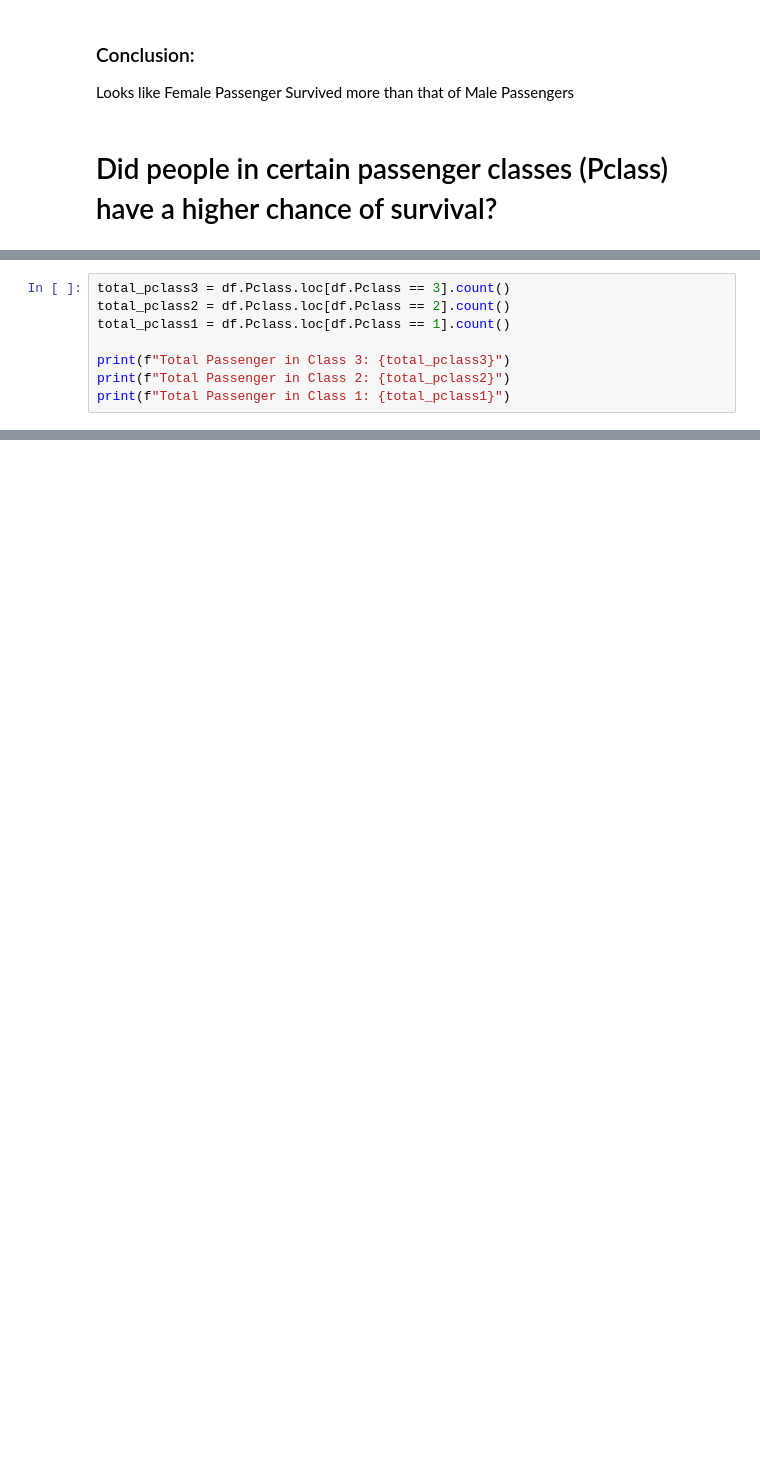
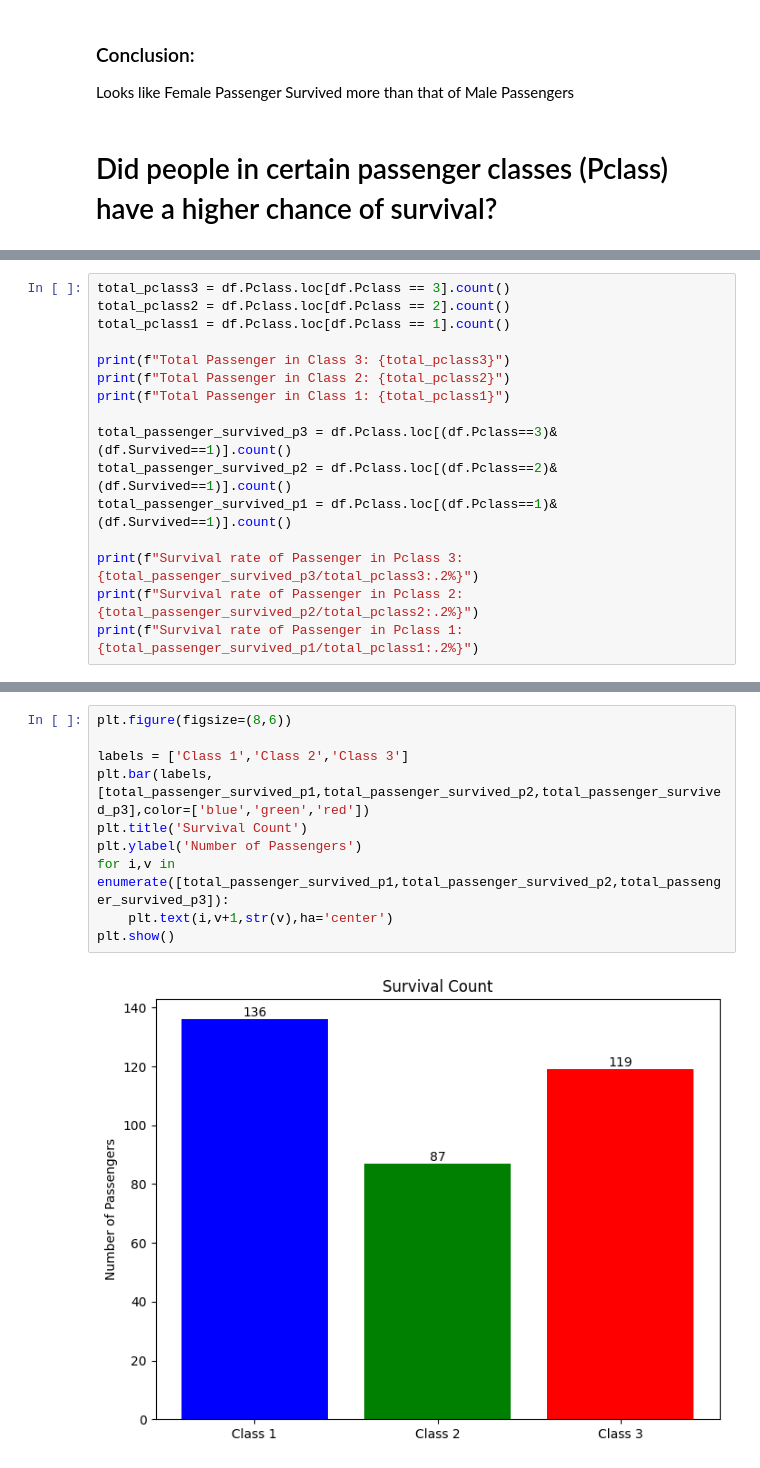
Before and after one commit to Krish-Om/365DaysOfML-repo, a Jupyter notebook: first_data_analysis_project/main.ipynb, the cells around one changed output, grey strips where cells are left out. Cells and saved outputs as stored; diff of their text form; blank space fills up the shorter version.

```diff
--- a/first_data_analysis_project/main.ipynb
+++ b/first_data_analysis_project/main.ipynb
@@ -289,6 +289,14 @@ total_pclass1 = df.Pclass.loc[df.Pclass == 1].count()
 print(f"Total Passenger in Class 3: {total_pclass3}")
 print(f"Total Passenger in Class 2: {total_pclass2}")
 print(f"Total Passenger in Class 1: {total_pclass1}")
+
+total_passenger_survived_p3 = df.Pclass.loc[(df.Pclass==3)&(df.Survived==1)].count()
+total_passenger_survived_p2 = df.Pclass.loc[(df.Pclass==2)&(df.Survived==1)].count()
+total_passenger_survived_p1 = df.Pclass.loc[(df.Pclass==1)&(df.Survived==1)].count()
+
+print(f"Survival rate of Passenger in Pclass 3: {total_passenger_survived_p3/total_pclass3:.2%}")
+print(f"Survival rate of Passenger in Pclass 2: {total_passenger_survived_p2/total_pclass2:.2%}")
+print(f"Survival rate of Passenger in Pclass 1: {total_passenger_survived_p1/total_pclass1:.2%}")
 # %% [output]
 Total Passenger in Class 3: 491
 Total Passenger in Class 2: 184
@@ -295,0 +307,12 @@ Total Passenger in Class 1: 216
+# %%
+plt.figure(figsize=(8,6))
+
+labels = ['Class 1','Class 2','Class 3']
+plt.bar(labels,[total_passenger_survived_p1,total_passenger_survived_p2,total_passenger_survived_p3],color=['blue','green','red'])
+plt.title('Survival Count')
+plt.ylabel('Number of Passengers')
+for i,v in enumerate([total_passenger_survived_p1,total_passenger_survived_p2,total_passenger_survived_p3]):
+    plt.text(i,v+1,str(v),ha='center')
+plt.show()
+# %% [output]
+[figure, added]
```
Also changed, not shown: parts of 9 cells of this notebook.
